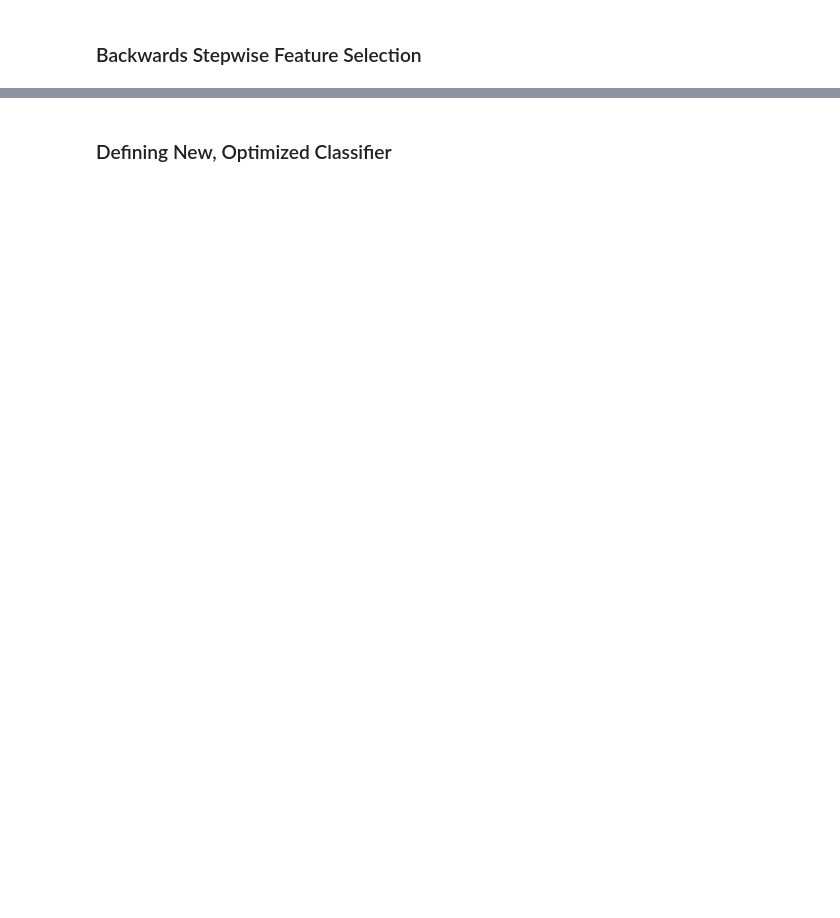
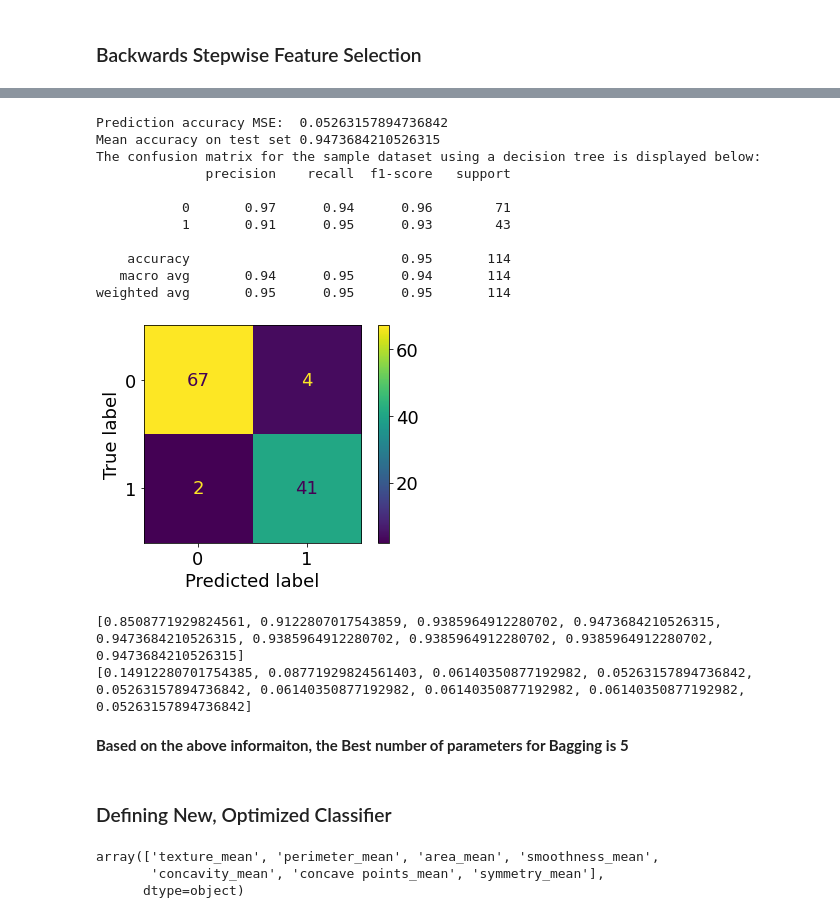
Before and after one commit to Breast-Cancer-Team/Final-Project, a Jupyter notebook: bagging_decision_trees.ipynb, the cells around one changed output, grey strips where cells are left out. Saved outputs shown, nothing was run; the diff lists cells and outputs as text; code cells hidden in the pictures; blank space fills up the shorter version.

```diff
--- a/bagging_decision_trees.ipynb
+++ b/bagging_decision_trees.ipynb
@@ -206,5 +225,41 @@ array(['radius_mean', 'texture_mean', 'smoothness_mean', 'concavity_mean',
+# %%
+'''This matrix is for Backward Stepwise SVM with 9 features'''
+plot_confusion_matrix(model, X_test1, y_test1)
+print("Prediction accuracy MSE: ", mean_squared_error(y_test1, y_pred1))
+print("Mean accuracy on test set", model.score(X_test1, y_test1))
+print("The confusion matrix for the sample dataset using a decision tree is displayed below: ")
+print(classification_report(y_test1, y_pred1))
+
+plt.show()
+# %% [output]
+Prediction accuracy MSE:  0.05263157894736842
+Mean accuracy on test set 0.9473684210526315
+The confusion matrix for the sample dataset using a decision tree is displayed below:
+              precision    recall  f1-score   support
+
+           0       0.97      0.94      0.96        71
+           1       0.91      0.95      0.93        43
+
+    accuracy                           0.95       114
+   macro avg       0.94      0.95      0.94       114
+weighted avg       0.95      0.95      0.95       114
+[figure, added]
+# %%
+print(list_AC)
+print(list_MSE)
+# %% [output]
+[0.8508771929824561, 0.9122807017543859, 0.9385964912280702, 0.9473684210526315, 0.9473684210526315, 0.9385964912280702, 0.9385964912280702, 0.9385964912280702, 0.9473684210526315]
+[0.14912280701754385, 0.08771929824561403, 0.06140350877192982, 0.05263157894736842, 0.05263157894736842, 0.06140350877192982, 0.06140350877192982, 0.06140350877192982, 0.05263157894736842]
+# %% [markdown]
+**Based on the above informaiton,  the Best number of parameters for Bagging is 5**
 # %% [markdown]
 ### Defining New, Optimized Classifier
+# %%
+selected_features[6]
+# %% [output]
+array(['texture_mean', 'perimeter_mean', 'area_mean', 'smoothness_mean',
+       'concavity_mean', 'concave points_mean', 'symmetry_mean'],
+      dtype=object)
 # %%
 def feature_names():
     '''
```
Also changed, not shown: parts of 20 cells of this notebook, 3 other files.
